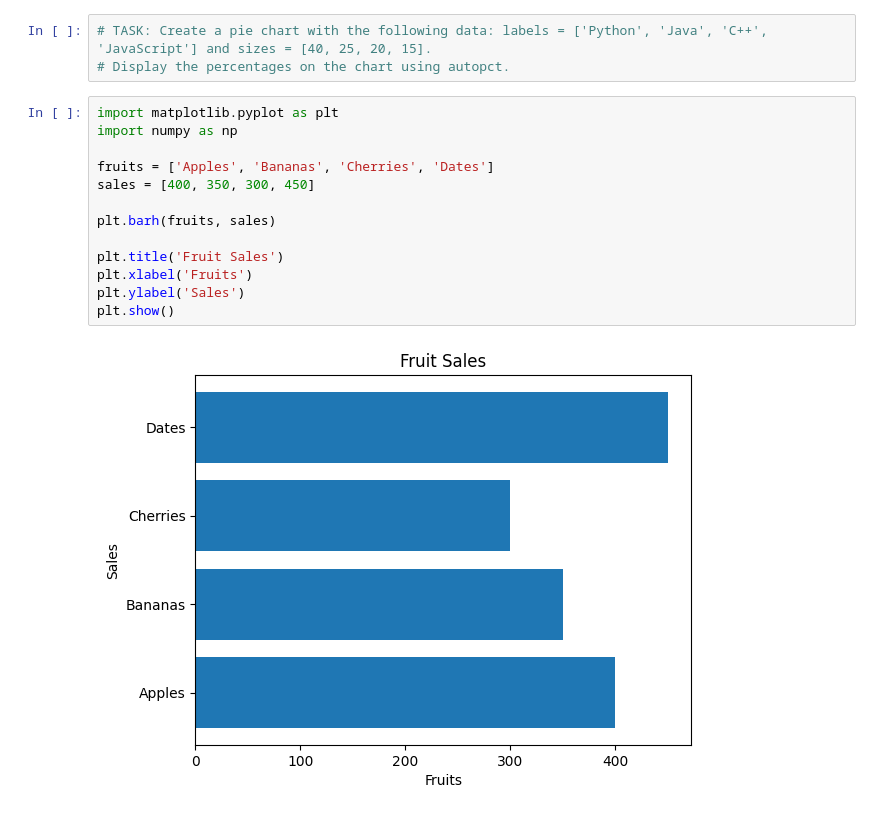
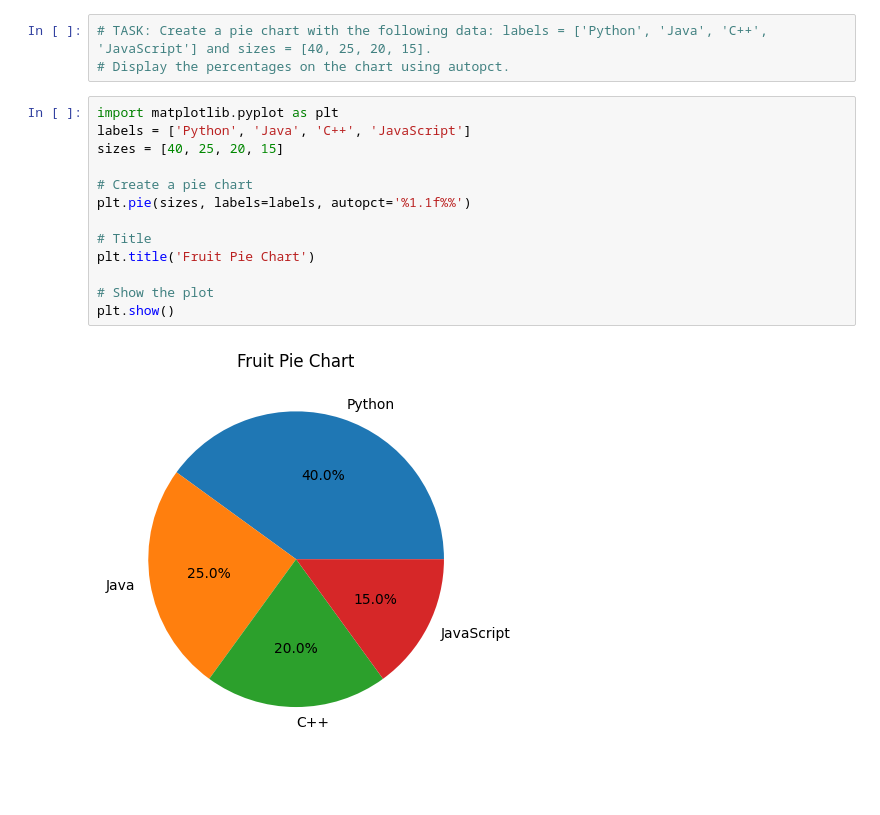
Before and after one commit to Pratibha-N/python-jupyter-template, a Jupyter notebook: src/4-pie-chart.ipynb, the cells around one changed output. Saved outputs shown, nothing was run; the diff lists cells and outputs as text; blank space fills up the shorter version.

```diff
--- a/src/4-pie-chart.ipynb
+++ b/src/4-pie-chart.ipynb
@@ -3,18 +3,18 @@
 # %%
 # TASK: Create a pie chart with the following data: labels = ['Python', 'Java', 'C++', 'JavaScript'] and sizes = [40, 25, 20, 15].
 # Display the percentages on the chart using autopct.
-# %%
-import matplotlib.pyplot as plt
-import numpy as np
-
-fruits = ['Apples', 'Bananas', 'Cherries', 'Dates']
-sales = [400, 350, 300, 450]
-
-plt.barh(fruits, sales)
-
-plt.title('Fruit Sales')
-plt.xlabel('Fruits')
-plt.ylabel('Sales')
-plt.show()
-# %% [output]
-[figure, removed]
+# %%
+import matplotlib.pyplot as plt
+labels = ['Python', 'Java', 'C++', 'JavaScript']
+sizes = [40, 25, 20, 15]
+
+# Create a pie chart
+plt.pie(sizes, labels=labels, autopct='%1.1f%%')
+
+# Title
+plt.title('Fruit Pie Chart')
+
+# Show the plot
+plt.show()
+# %% [output]
+[figure, added]
```
Also changed, not shown: 6 other files.
